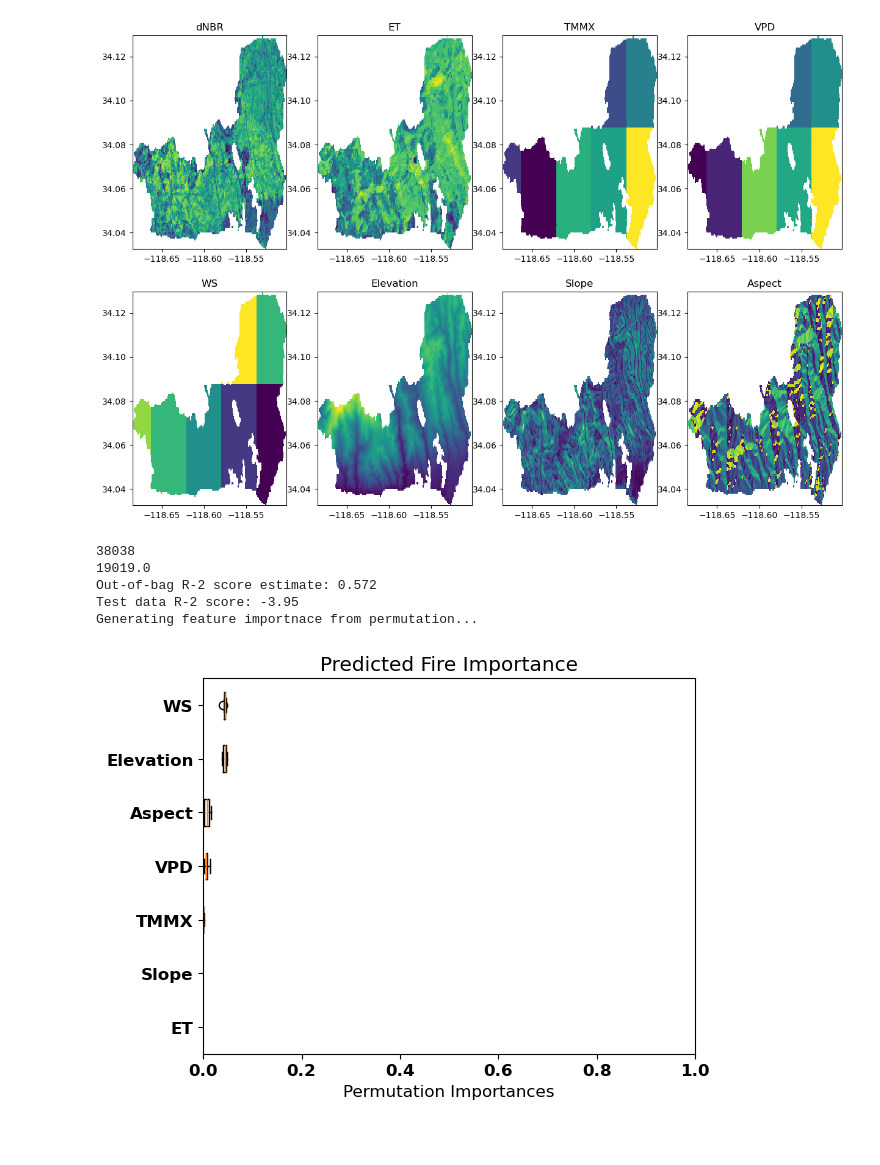
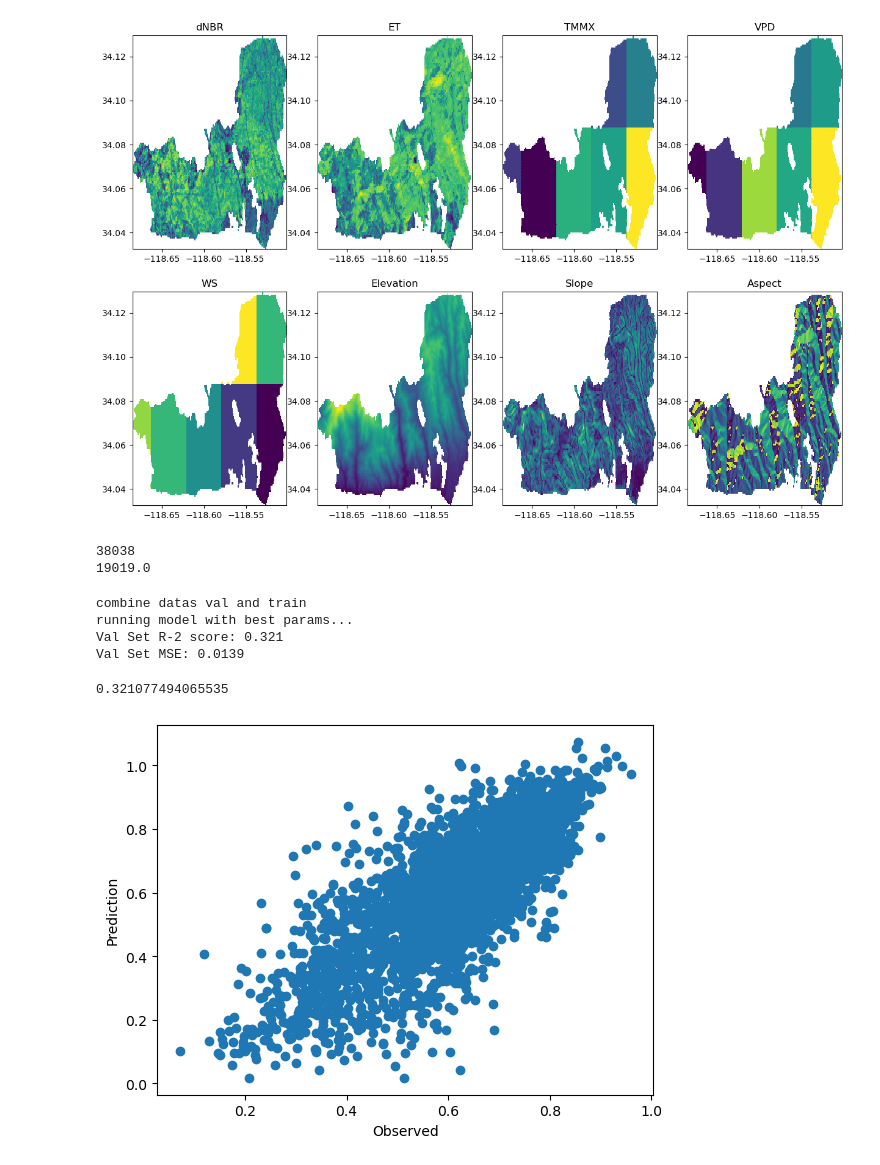
Before and after one commit to madeleinepc/ml-wildfire-prediction, a Jupyter notebook: workbook.ipynb, the cells around one changed output. Cells and saved outputs as stored; diff of their text form; code cells hidden in the pictures; blank space fills up the shorter version.

```diff
--- a/workbook.ipynb
+++ b/workbook.ipynb
@@ -231,18 +229,52 @@ for i in range(2):
 # # Load the model from the file
 # loaded_model = joblib.load(path_to_model + 'random_forest_model.pkl')
 # %%
-from randomforest.RandomForestRegression import ApplyRandomForestRegression
+# from randomforest.RandomForestRegression import ApplyRandomForestRegression
 
 
-#training percentage
-N_train = 0.5
+# #training percentage
+# N_train = 0.5
 
-#Simple RF Model run using 'best_params' found above with GridSearchCV
-R2, mse,Weights,labels,X_train, X_test, y_train, y_test,y_pred,ypredlon,ypredlat,rf  = ApplyRandomForestRegression(df,N_train, 1 - N_train, fire_name,loaded_model)
+# #Simple RF Model run using 'best_params' found above with GridSearchCV
+# R2, mse,Weights,labels,X_train, X_test, y_train, y_test,y_pred,ypredlon,ypredlat,rf  = ApplyRandomForestRegression(df,N_train, 1 - N_train, fire_name,loaded_model)
-# %% [output]
-38038
-19019.0
-Out-of-bag R-2 score estimate: 0.572
-Test data R-2 score: -3.95
-Generating feature importnace from permutation...
-[figure, removed]
+# %%
+#Split data into Training, Validation, Test Data
+from randomforest.RandomForestRegression import RandomForestDataSplit
+X_train, X_test, X_val, y_train, y_test, y_val = RandomForestDataSplit(df)
+
+#Store Lat Lon Coords
+lat_test = X_test[:,8]
+lon_test = X_test[:,7]
+
+lat_train = X_train[:,8]
+lon_train = X_train[:,7]
+# %% [output]
+38038
+19019.0
+# %%
+
+#Train RF Model Initially
+from randomforest.RandomForestRegression import RandomForestTrain
+model = RandomForestTrain(features, X_train, X_test, X_val, y_train, y_test, y_val)
+
+#Tune data using Validation Set
+from randomforest.RandomForestRegression import RandomForestValTune
+best_params = RandomForestValTune(X_val, y_val, model)
+# %%
+#Combine train + validation and test best model
+from randomforest.RandomForestRegression import RandomForestBestModel
+y_test_pred, X_test = RandomForestBestModel(X_train, X_test, X_val, y_train, y_test, y_val, best_params)
+# %% [output]
+combine datas val and train
+running model with best params...
+Val Set R-2 score: 0.321
+Val Set MSE: 0.0139
+# %%
+plt.scatter(y_test_pred, y_test)
+plt.xlabel('Observed')
+plt.ylabel('Prediction')
+from sklearn.metrics import r2_score
+r2_score(y_test_pred, y_test)
+# %% [output]
+0.321077494065535
+[figure, added]
```
Also changed, not shown: parts of 9 cells of this notebook, 1 other file.
